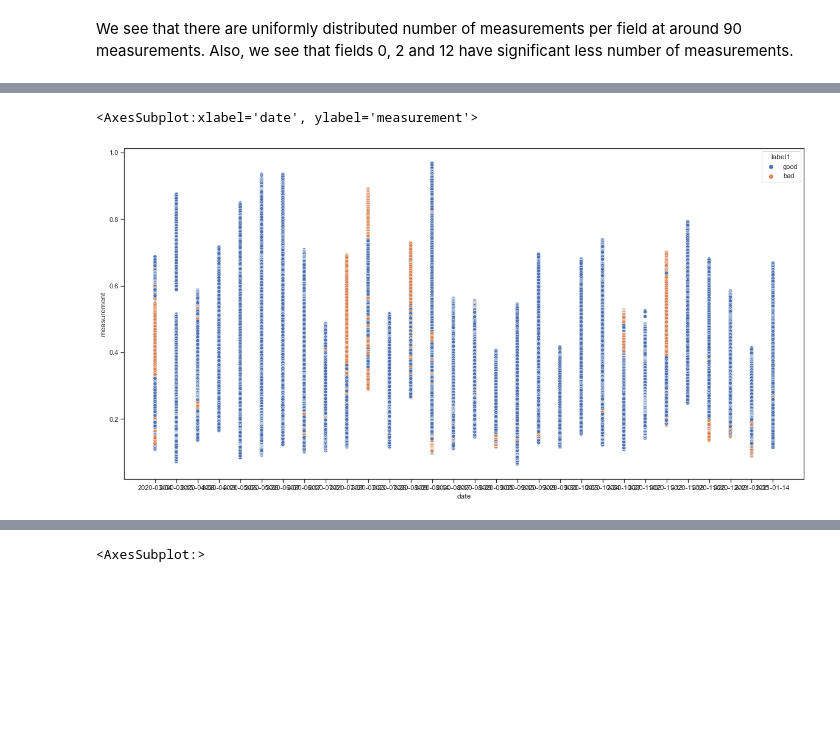
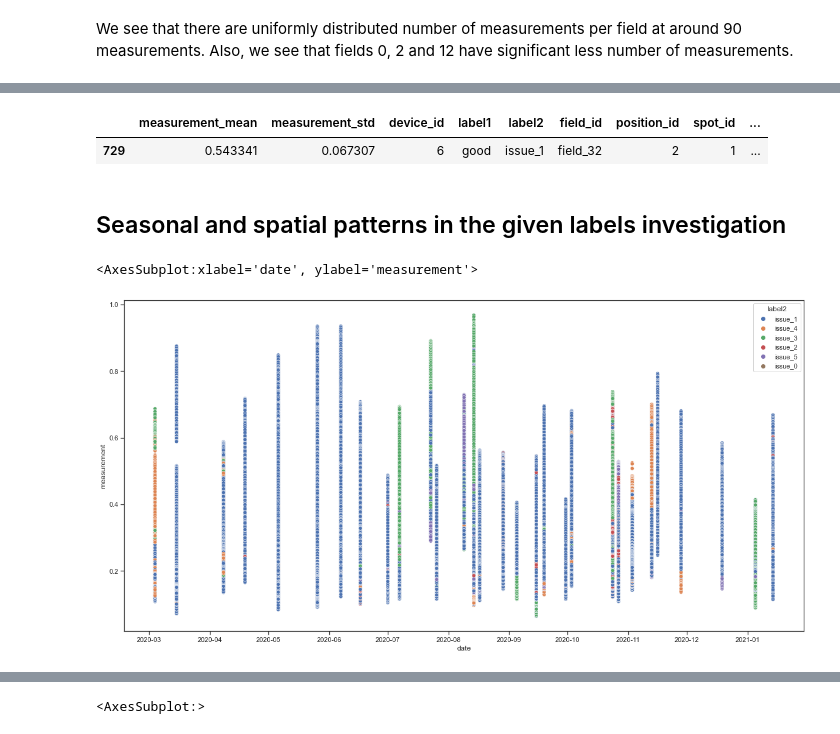
Before and after one commit to nicolasperezdeo/stenon_challenge, a Jupyter notebook: junior_DS_challenge.ipynb, the cells around one changed output, grey strips where cells are left out. Drawn from its saved outputs; the diff is of its cells as text; code cells hidden in the pictures; blank space fills up the shorter version.

Commit message:
[feature] Add label missing rule and refactor.

```diff
--- a/junior_DS_challenge.ipynb
+++ b/junior_DS_challenge.ipynb
@@ -48,7 +35,7 @@ filename = 'challenge_juniorDS_feb2021.csv'
 file_path = os.path.join(current_path, filename)
 
 # Loading data from the given file
-raw_data = read_csv_data(file_path, ';')
+raw_data = pd.read_csv(file_path, sep=';', parse_dates=['date'])
 # %%
 # See the first ten rows of the data for familarizing
 raw_data.head(n=10)
@@ -283,3 +230,5 @@ raw_data[(raw_data.position_id == 1) & (raw_data.spot_id == 1) & (raw_data.field
 # %%
-melted = raw_data.melt(misc_cols, sensor_cols, value_name='measurement', var_name='wavelength')
+# Apply the wide-to-long transformation in new DataFrame
+melted = raw_data.melt(misc_cols, list(sensor_data), value_name='measurement', var_name='wavelength')
 melted['location'] = melted.apply(lambda row: f'{row.field_id}, {row.position_id}, {row.spot_id}', axis=1)
+melted
@@ -320,0 +258,8 @@ raw_data.merge()
+# %%
+# Remove the string from field_id and add it to the DataFrame as a new numerical variable
+# Helpful for visualization and possibly for later analysis.
+fields = melted.field_id
+melted['field_num'] = [int(field.replace('field_','')) for field in fields]
+
+# Generate boxplot for measurements across fields
+sns.boxplot(x="field_num", y="measurement", data=melted)
@@ -321,8 +328,15 @@ raw_data.merge()
+# %%
+missing_labels[missing_labels.field_id=='field_32']
+# %% [output]
+|  | measurement_mean | measurement_std | device_id | label1 | label2 | field_id | position_id | spot_id | ... |
+| 729 | 0.543341 | 0.067307 | 6 | good | issue_1 | field_32 | 2 | 1 | ... |
+# %% [markdown]
+## Seasonal and spatial patterns in the given labels investigation
 # %%
 sns.scatterplot(data=melted,
                 x='date',
                 y='measurement',
-                hue='label1')
+                hue='label2')
 # %% [output]
 <AxesSubplot:xlabel='date', ylabel='measurement'>
-[figure, old version]
+[figure, new version]
```
Also changed, not shown: parts of 55 cells of this notebook, 1 other file.
